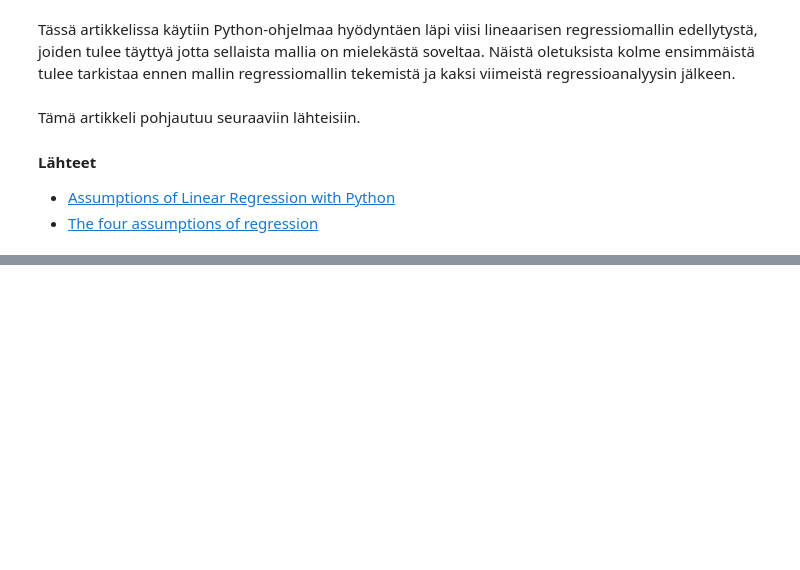
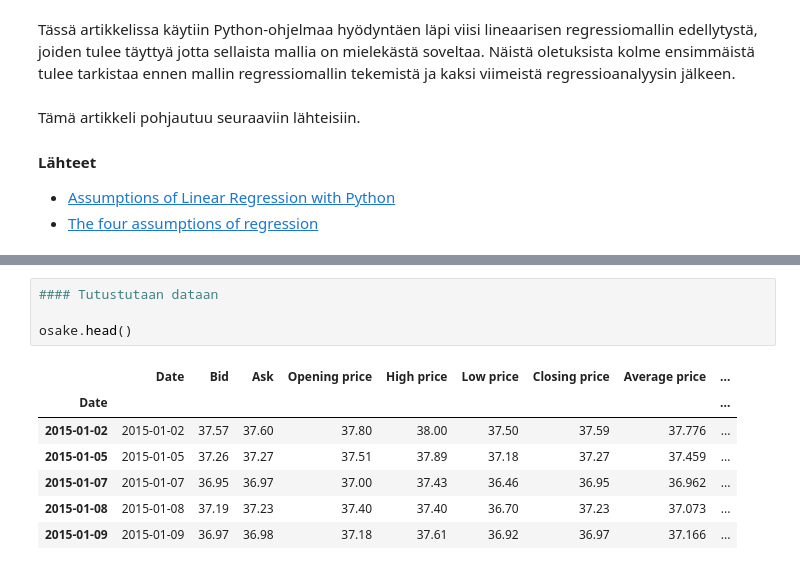
Before and after one commit to juhanurmonen/lineaarisen-regressiomallin-oletukset, a Jupyter notebook: lineaarisen-regression-oletukset.ipynb, the cells around one changed output, grey strips where cells are left out. Cells and saved outputs as stored; diff of their text form; blank space fills up the shorter version.

```diff
--- a/lineaarisen-regression-oletukset.ipynb
+++ b/lineaarisen-regression-oletukset.ipynb
@@ -141,0 +162,12 @@ Tämä artikkeli pohjautuu seuraaviin lähteisiin.
+# %%
+#### Tutustutaan dataan
+
+osake.head()
+# %% [output]
+|  | Date | Bid | Ask | Opening price | High price | Low price | Closing price | Average price | ... |
+| Date |  |  |  |  |  |  |  |  | ... |
+| 2015-01-02 | 2015-01-02 | 37.57 | 37.60 | 37.80 | 38.00 | 37.50 | 37.59 | 37.776 | ... |
+| 2015-01-05 | 2015-01-05 | 37.26 | 37.27 | 37.51 | 37.89 | 37.18 | 37.27 | 37.459 | ... |
+| 2015-01-07 | 2015-01-07 | 36.95 | 36.97 | 37.00 | 37.43 | 36.46 | 36.95 | 36.962 | ... |
+| 2015-01-08 | 2015-01-08 | 37.19 | 37.23 | 37.40 | 37.40 | 36.70 | 37.23 | 37.073 | ... |
+| 2015-01-09 | 2015-01-09 | 36.97 | 36.98 | 37.18 | 37.61 | 36.92 | 36.97 | 37.166 | ... |
```
Also changed, not shown: parts of 18 cells of this notebook.
